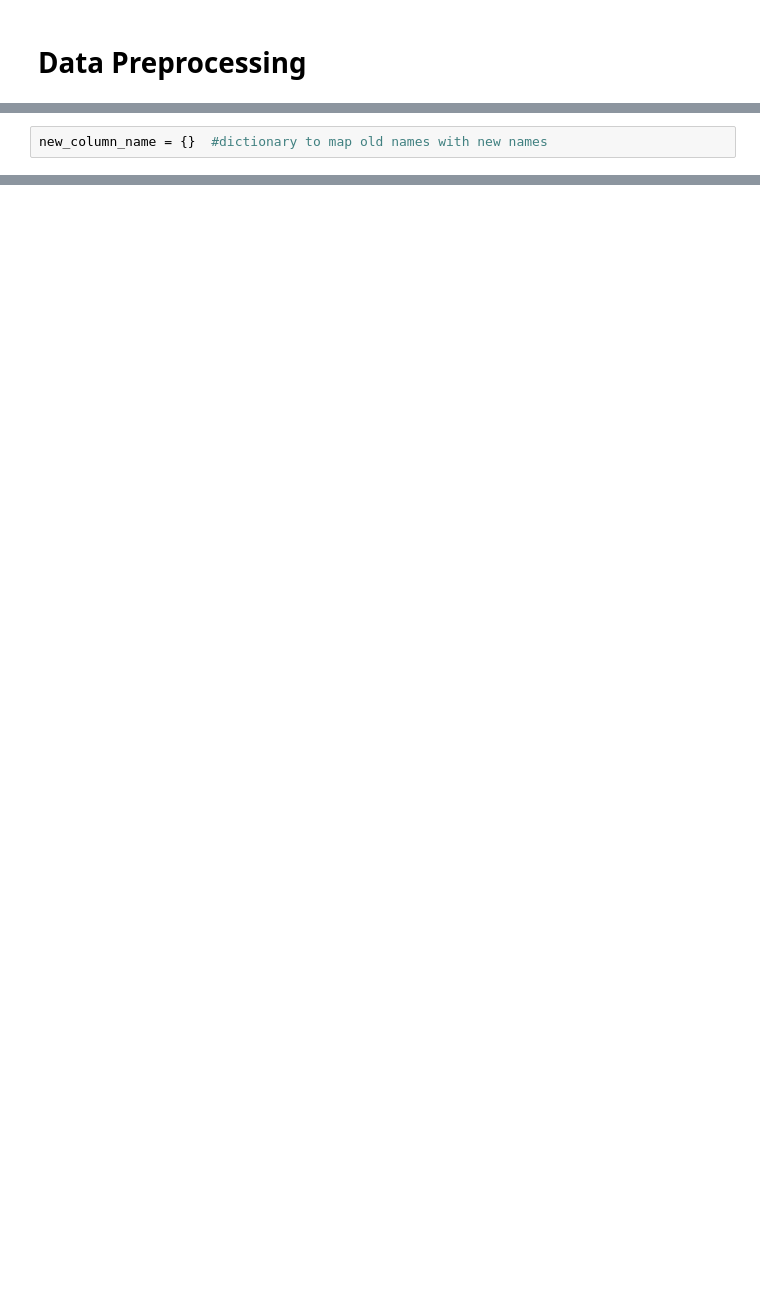
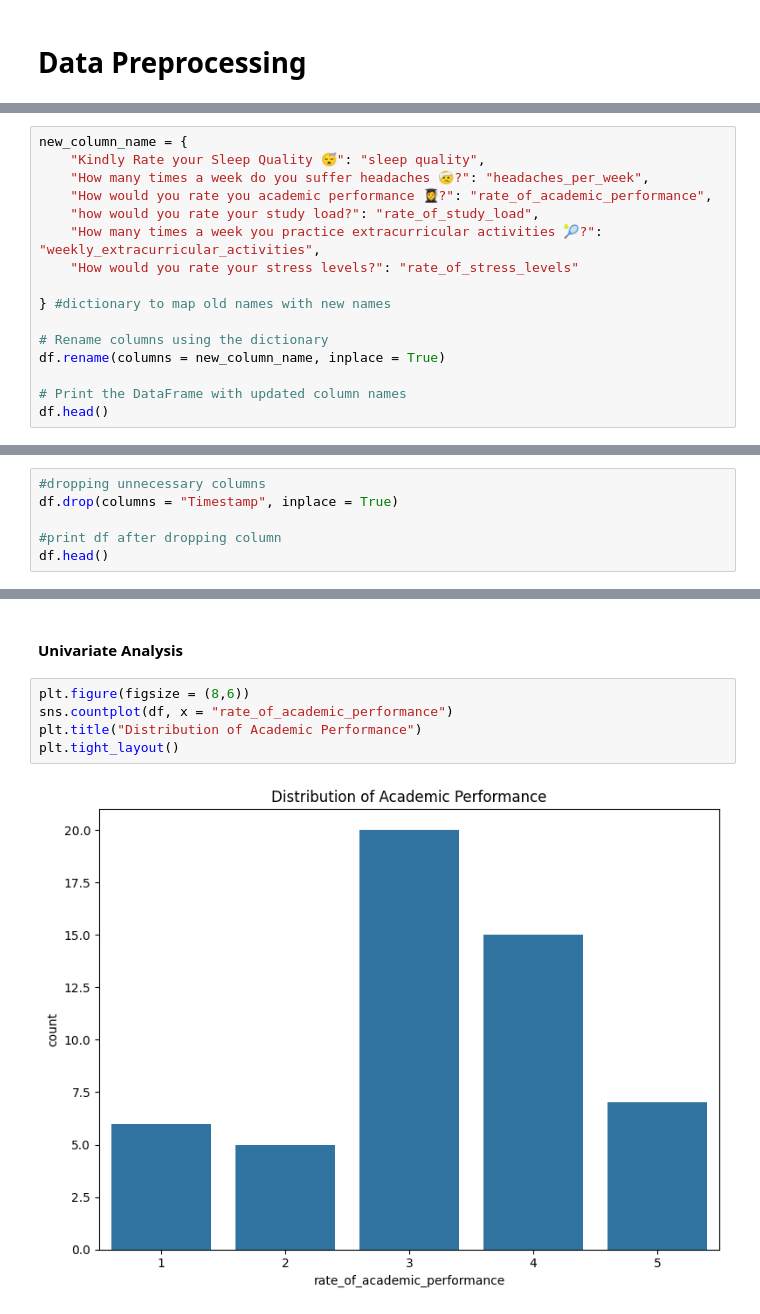
Before and after one commit to Odeyiany2/Student-Stress-Factor-ML, a Jupyter notebook: Student Stress Factor.ipynb, the cells around one changed output, grey strips where cells are left out. Drawn from its saved outputs; the diff is of its cells as text; blank space fills up the shorter version.

```diff
--- a/Student Stress Factor.ipynb
+++ b/Student Stress Factor.ipynb
@@ -56,2 +67,16 @@ Index(['Timestamp', 'Kindly Rate your Sleep Quality 😴',
 # %%
-new_column_name = {}  #dictionary to map old names with new names
+new_column_name = {
+    "Kindly Rate your Sleep Quality 😴": "sleep quality",
+    "How many times a week do you suffer headaches 🤕?": "headaches_per_week",
+    "How would you rate you academic performance 👩‍🎓?": "rate_of_academic_performance",
+    "how would you rate your study load?": "rate_of_study_load",
+    "How many times a week you practice extracurricular activities 🎾?": "weekly_extracurricular_activities",
+    "How would you rate your stress levels?": "rate_of_stress_levels"
+
+} #dictionary to map old names with new names
+
+# Rename columns using the dictionary
+df.rename(columns = new_column_name, inplace = True)
+
+# Print the DataFrame with updated column names
+df.head()
@@ -57,0 +90,6 @@ new_column_name = {}  #dictionary to map old names with new names
+# %%
+#dropping unnecessary columns
+df.drop(columns = "Timestamp", inplace = True)
+
+#print df after dropping column
+df.head()
@@ -57,0 +107,9 @@ new_column_name = {}  #dictionary to map old names with new names
+# %% [markdown]
+#### Univariate Analysis
+# %%
+plt.figure(figsize = (8,6))
+sns.countplot(df, x = "rate_of_academic_performance")
+plt.title("Distribution of Academic Performance")
+plt.tight_layout()
+# %% [output]
+[figure, added]
```
Also changed, not shown: parts of 12 cells of this notebook.
